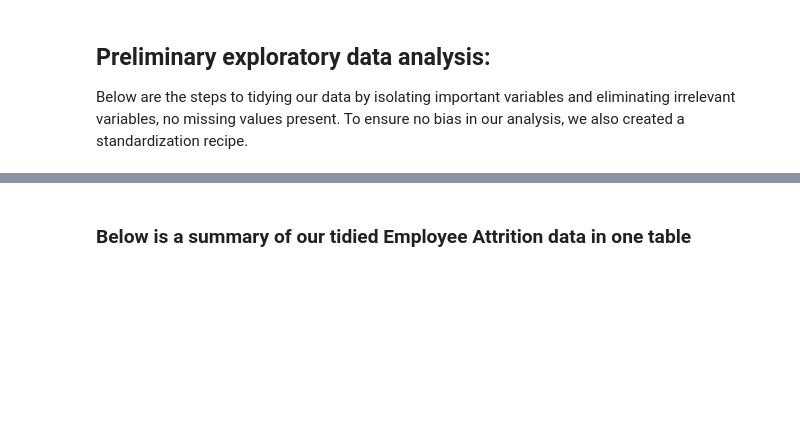
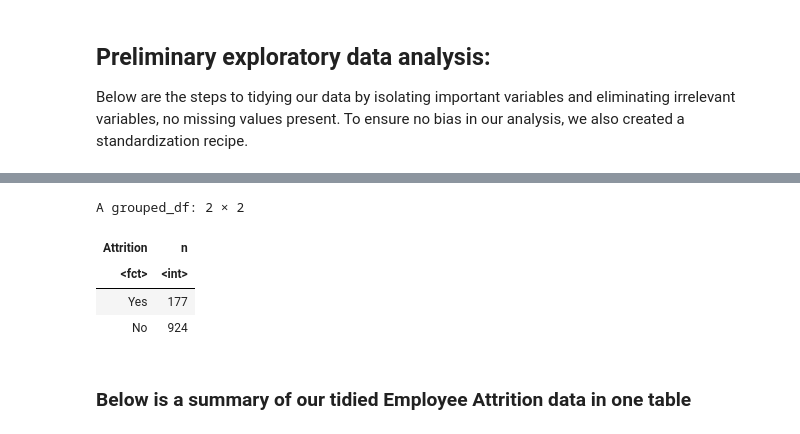
Before and after one commit to wenshanli1231/DSCI-Group-Project, a Jupyter notebook: Project Proposal.ipynb, the cells around one changed output, grey strips where cells are left out. Saved outputs shown, nothing was run; the diff lists cells and outputs as text; code cells hidden in the pictures; blank space fills up the shorter version.

```diff
--- a/Project Proposal.ipynb
+++ b/Project Proposal.ipynb
@@ -64,3 +86,14 @@ attrition_data_scaled <- attrition_recipe |>
+# %%
+yeses <- attrition_data_balanced |>
+    group_by (Attrition) |>
+    count()
+yeses
+# %% [output]
+A grouped_df: 2 × 2
+| Attrition | n |
+| <fct> | <int> |
+| Yes | 177 |
+| No | 924 |
 # %% [markdown]
 ### Below is a summary of our tidied Employee Attrition data in one table
 # %%
```
Also changed, not shown: parts of 7 cells of this notebook.
